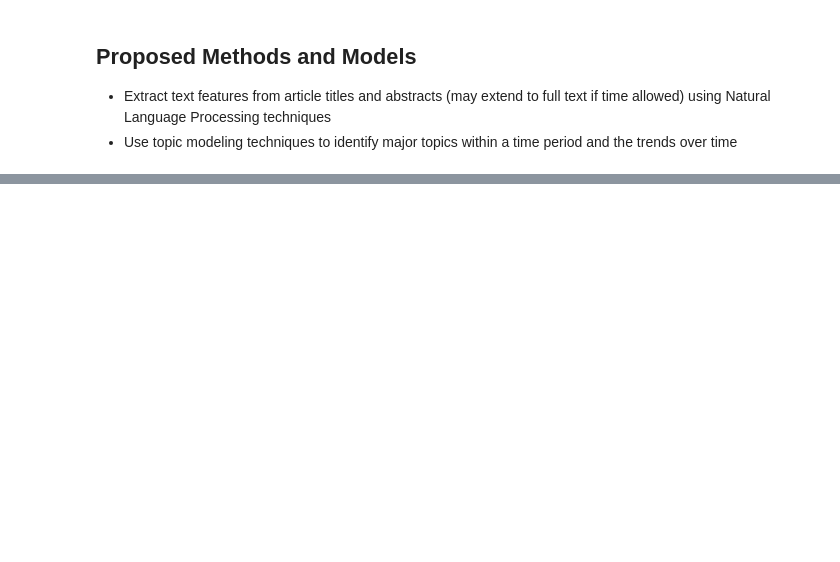
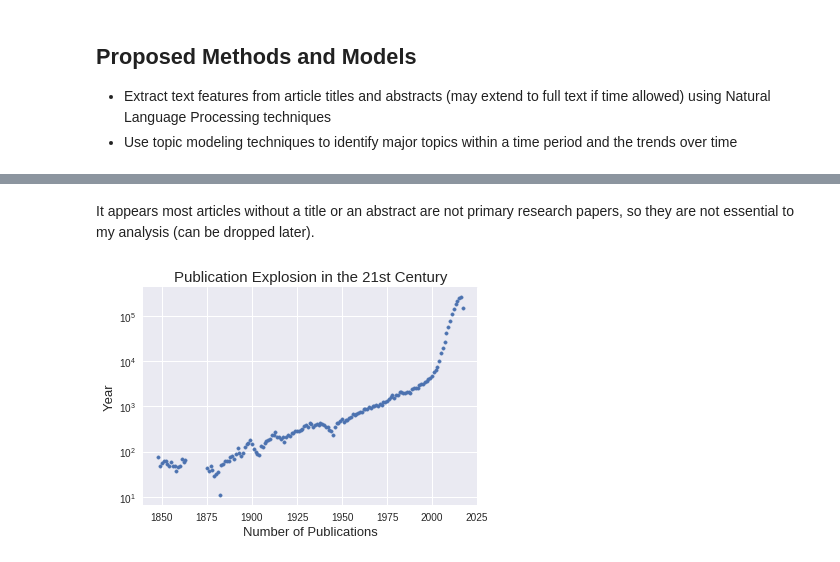
Before and after one commit to Ailuropoda1864/PMC-text-mining, a Jupyter notebook: extract from nxml.ipynb, the cells around one changed output, grey strips where cells are left out. Saved outputs shown, nothing was run; the diff lists cells and outputs as text; code cells hidden in the pictures; blank space fills up the shorter version.

```diff
--- a/extract from nxml.ipynb
+++ b/extract from nxml.ipynb
@@ -145,0 +156,6 @@ Number of duplicated rows: 0
+# %%
+# the extraction procedure detailed above was repeated with all the downloaded files
+# and the data was combined in the following csv file
+csv_file = '/media/fay/38E0D529E0D4EE5E/Users/Fay/Documents/GA/GA_capstone/data/pmc.csv'
+df = pd.read_csv(csv_file)
+eda(df)
@@ -145,0 +202,15 @@ Number of duplicated rows: 0
+# %% [markdown]
+It appears most articles without a title or an abstract are not primary research papers, so they are not essential to my analysis (can be dropped later).
+# %%
+# number of publications by year
+pub_by_year = df.pub_year.value_counts().sort_index()
+
+plt.scatter(pub_by_year.index, pub_by_year, s=12)
+plt.yscale('log')
+plt.title('Publication Explosion in the 21st Century', fontsize=15)
+plt.xlabel('Number of Publications', fontsize=13)
+plt.ylabel('Year', fontsize=13)
+plt.show()
+# note the last data point is for the year 2017 (incomplete)
+# %% [output]
+[figure, added]
```
Also changed, not shown: parts of 43 cells of this notebook.
